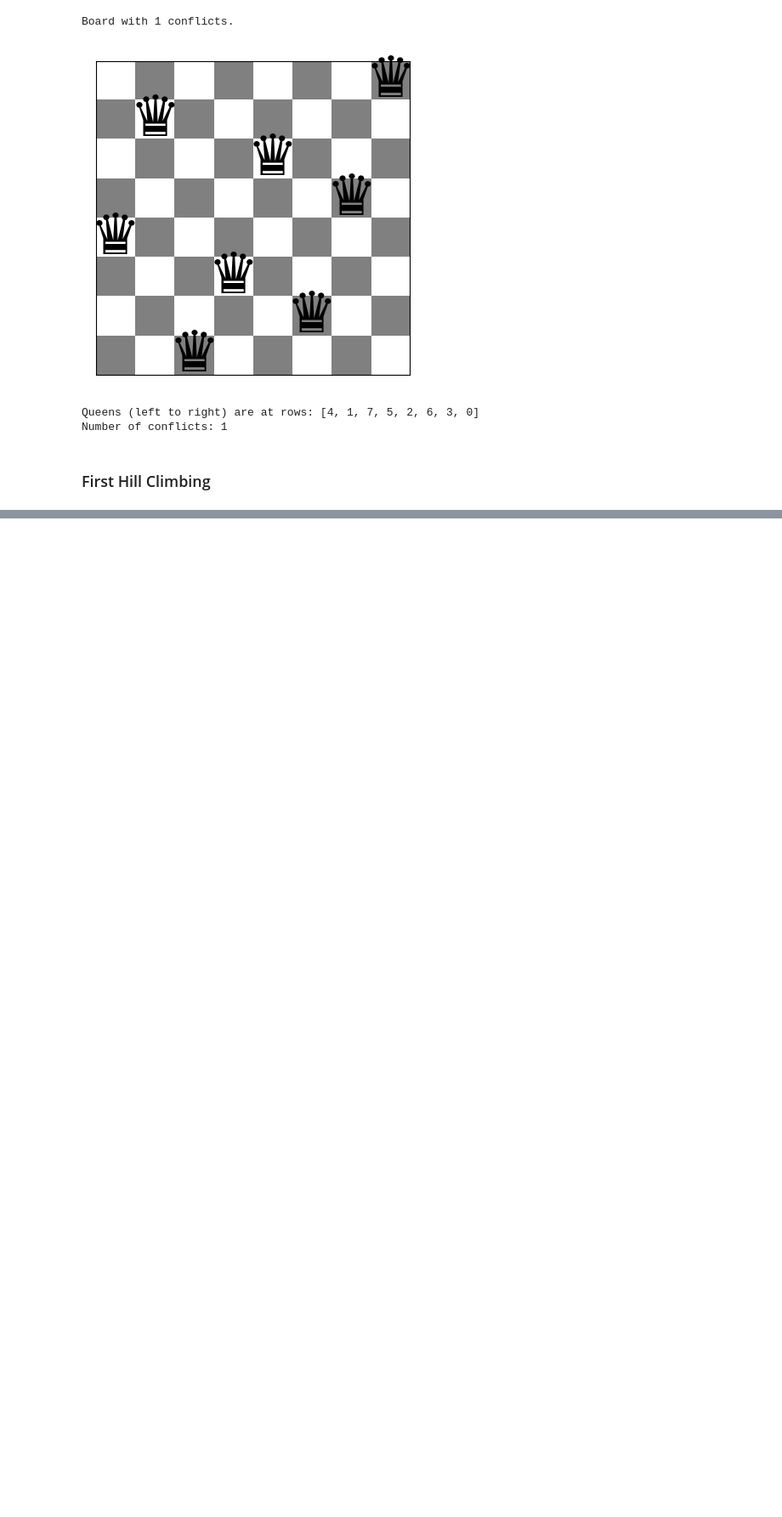
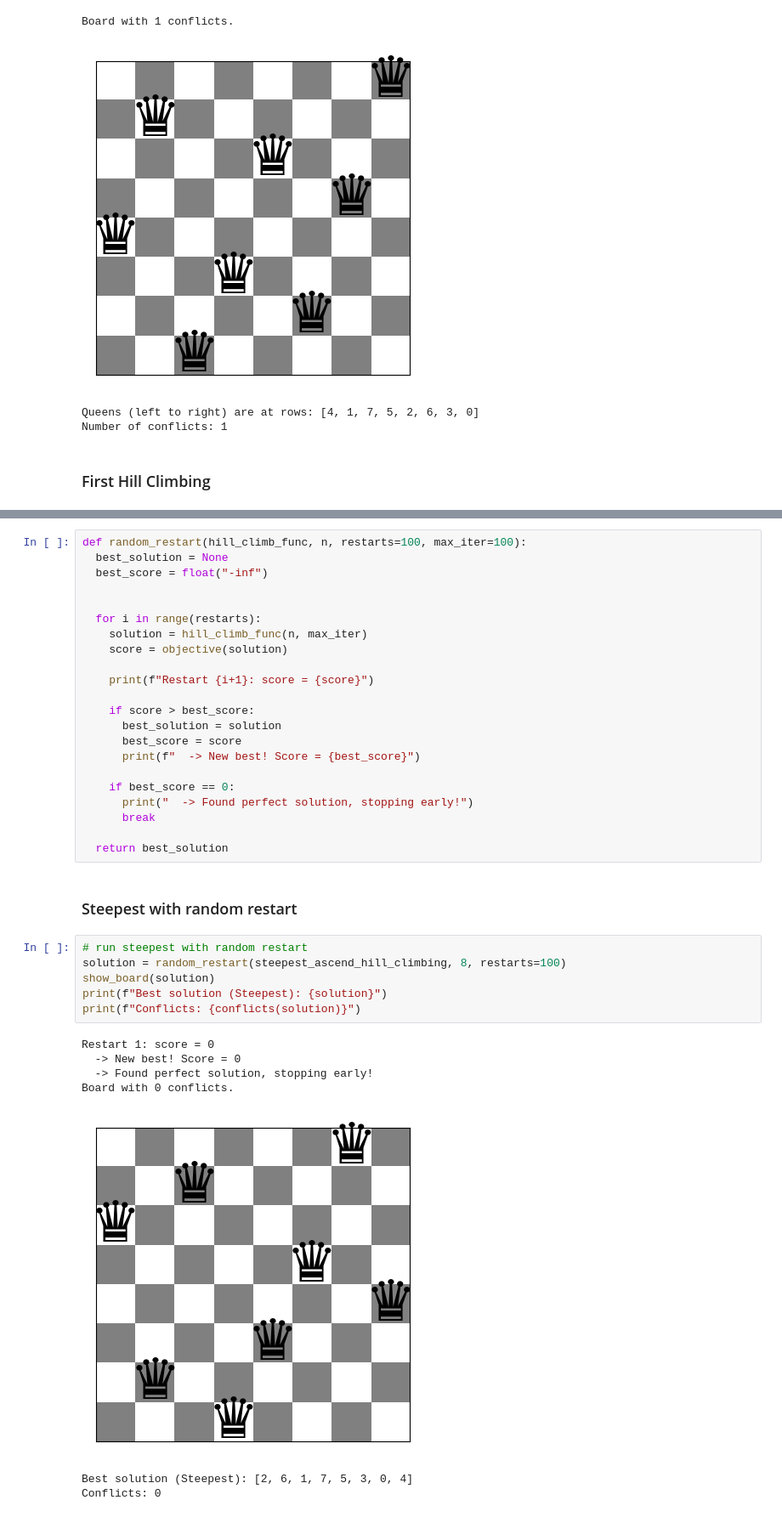
Before and after one commit to sleepymor/Week-4-Introduction-to-AI, a Jupyter notebook: queens-problem.ipynb, the cells around one changed output, grey strips where cells are left out. Shown at 85% size. Saved outputs shown, nothing was run; the diff lists cells and outputs as text; blank space fills up the shorter version.

```diff
--- a/queens-problem.ipynb
+++ b/queens-problem.ipynb
@@ -192,0 +195,38 @@ Number of conflicts: 2
+# %%
+def random_restart(hill_climb_func, n, restarts=100, max_iter=100):
+  best_solution = None
+  best_score = float("-inf")
+
+
+  for i in range(restarts):
+    solution = hill_climb_func(n, max_iter)
+    score = objective(solution)
+
+    print(f"Restart {i+1}: score = {score}")
+
+    if score > best_score:
+      best_solution = solution
+      best_score = score
+      print(f"  -> New best! Score = {best_score}")
+
+    if best_score == 0:
+      print("  -> Found perfect solution, stopping early!")
+      break
+
+  return best_solution
+# %% [markdown]
+### Steepest with random restart
+# %%
+# run steepest with random restart
+solution = random_restart(steepest_ascend_hill_climbing, 8, restarts=100)
+show_board(solution)
+print(f"Best solution (Steepest): {solution}")
+print(f"Conflicts: {conflicts(solution)}")
+# %% [output]
+Restart 1: score = 0
+  -> New best! Score = 0
+  -> Found perfect solution, stopping early!
+Board with 0 conflicts.
+[figure, added]
+Best solution (Steepest): [2, 6, 1, 7, 5, 3, 0, 4]
+Conflicts: 0
```
Also changed, not shown: parts of 6 cells of this notebook.
